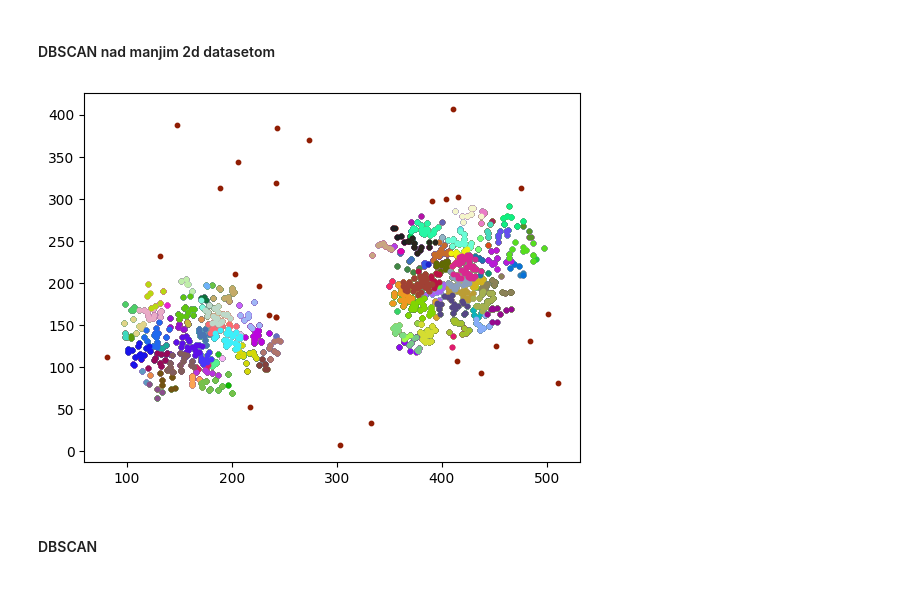
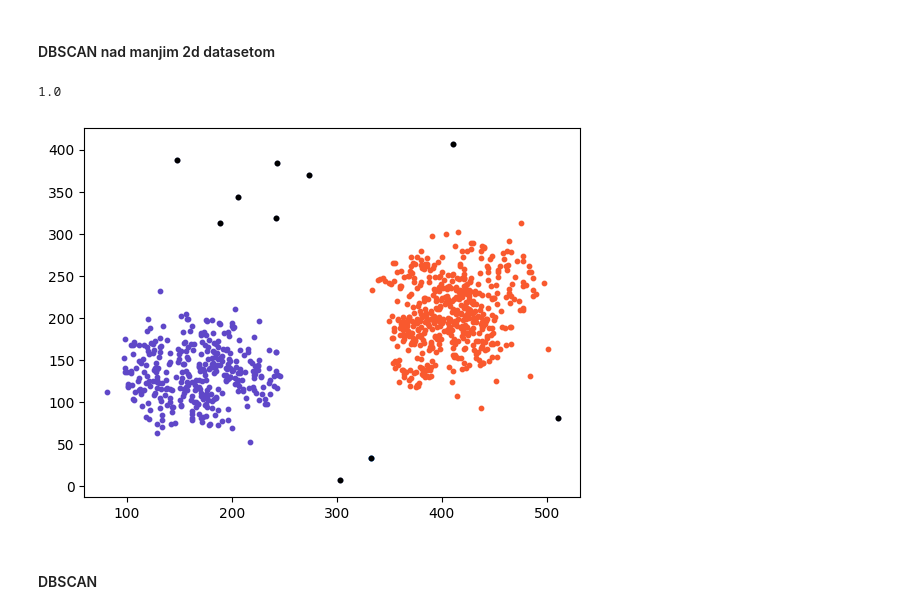
Before and after one commit to lborovina1/Point-Cloud-Data-Processing, a Jupyter notebook: Kodovi - Obrada point cloud podataka.ipynb, the cells around one changed output. Cells and saved outputs as stored; diff of their text form; code cells hidden in the pictures.

```diff
--- a/Kodovi - Obrada point cloud podataka.ipynb
+++ b/Kodovi - Obrada point cloud podataka.ipynb
@@ -473,20 +494,26 @@ df = df[['x', 'y']]
 c = df.to_numpy()
 cloud = tuple(map(tuple, c))
 # %%
-C = dbscan(cloud, 15, 4)
+C = dbscan(cloud, 40, 4)
 for item in C.items():
     if len(item) == 0:
         print(len(item))
+# %% [output]
+1.0
 # %%
 
 for i in C.keys():
     v = list(C[i])
     x, y = zip(*v)
     plt.scatter(x,y, c = (random.random(), random.random(), random.random()), s = 10)
 
+v = list(C[NOISE])
+x, y = zip(*v)
+plt.scatter(x,y, c = (0.0, 0.0, 0.0), s = 10)
+
 plt.show()
 # %% [output]
-[figure, old version]
+[figure, new version]
 # %% [markdown]
 #### DBSCAN
 # %%
```
Also changed, not shown: parts of 2 cells of this notebook.
